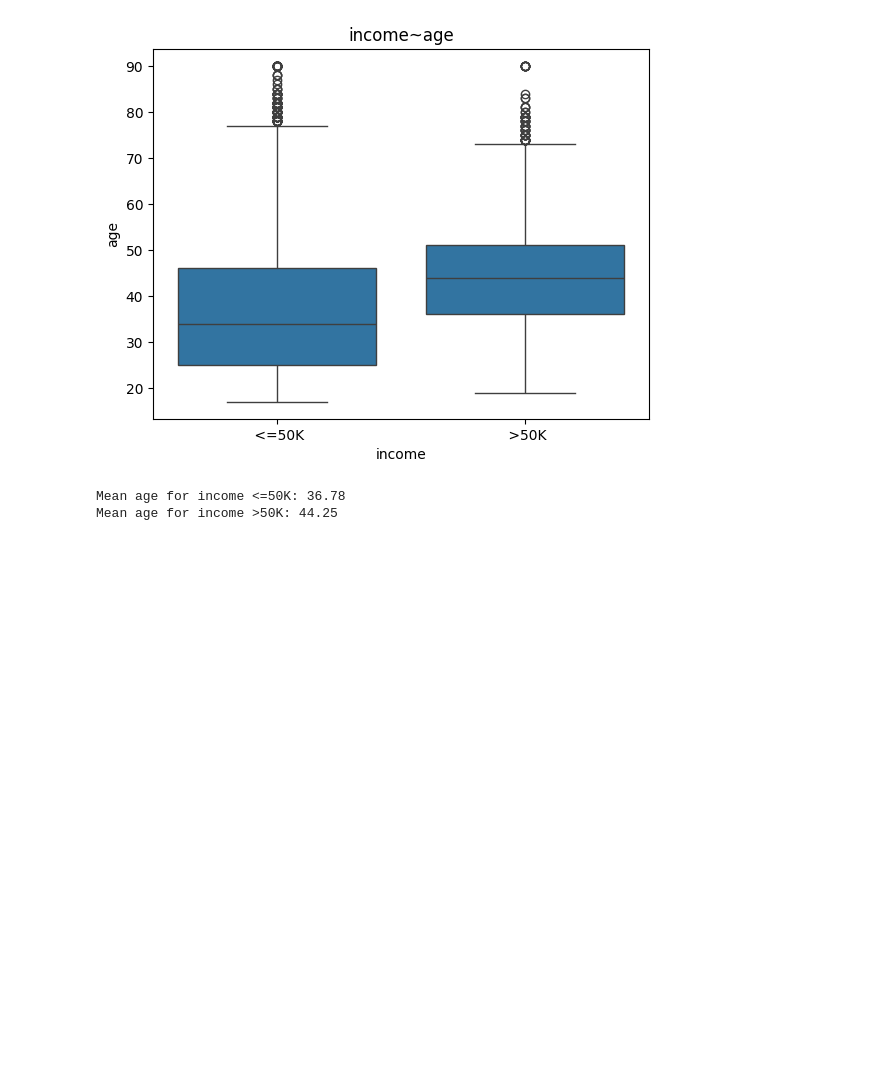
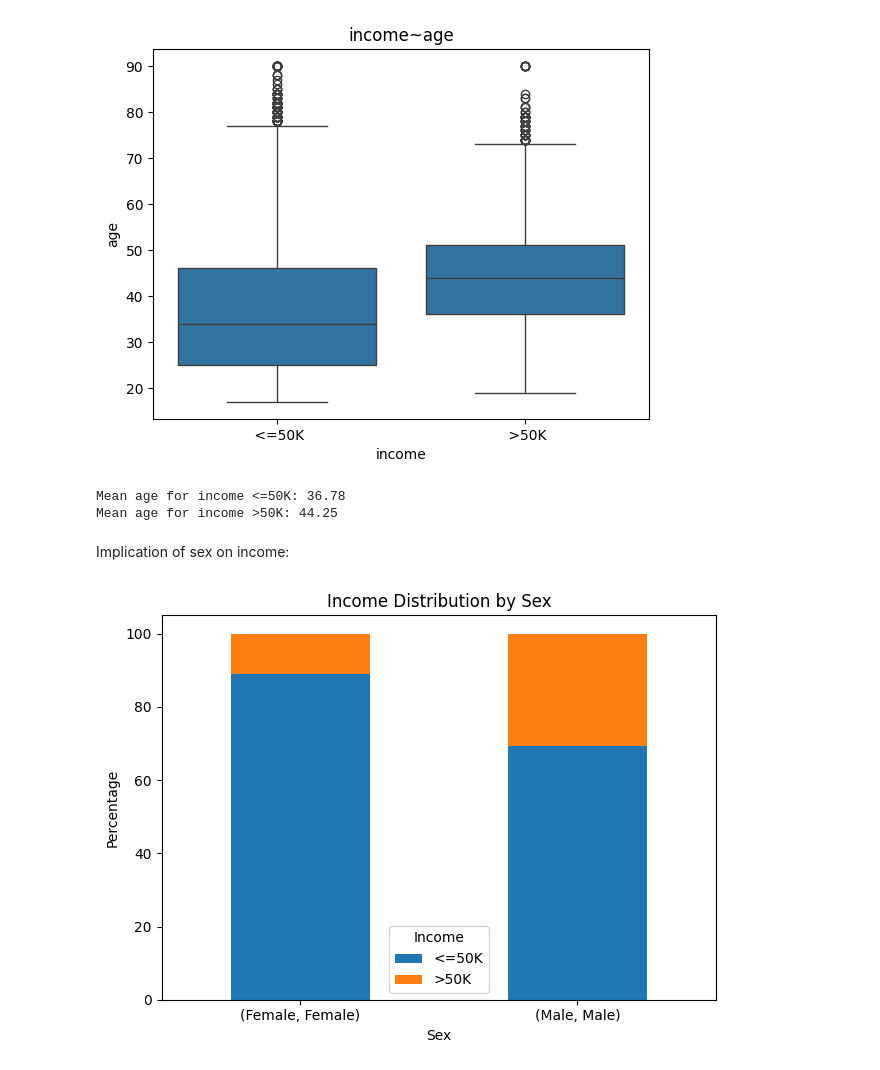
Before and after one commit to avr1/CS6140FinalProject, a Jupyter notebook: src/feature_analysis.ipynb, the cells around one changed output. Drawn from its saved outputs; the diff is of its cells as text; code cells hidden in the pictures; blank space fills up the shorter version.

```diff
--- a/src/feature_analysis.ipynb
+++ b/src/feature_analysis.ipynb
@@ -88,3 +88,28 @@ print("Mean age for income >50K:", round(rich_mean_age, 2))
 # %% [output]
 Mean age for income <=50K: 36.78
 Mean age for income >50K: 44.25
+# %% [markdown]
+Implication of sex on income:
+# %%
+train_df['income'] = train_df['income'].str.strip()
+train_df['sex'] = train_df['sex'].str.strip()
+train_df['race'] = train_df['race'].str.strip()
+
+sex_income_dist = (
+    train_df.groupby(['sex', 'income'])
+    .size()
+    .groupby(level=0)
+    .apply(lambda x: 100 * x / x.sum())
+    .unstack()
+)
+
+sex_income_dist.plot(kind='bar', stacked=True)
+plt.title('Income Distribution by Sex')
+plt.ylabel('Percentage')
+plt.xlabel('Sex')
+plt.legend(title='Income')
+plt.xticks(rotation=0)
+plt.tight_layout()
+plt.show()
+# %% [output]
+[figure, added]
```
Also changed, not shown: parts of 2 cells of this notebook, 1 other file.
